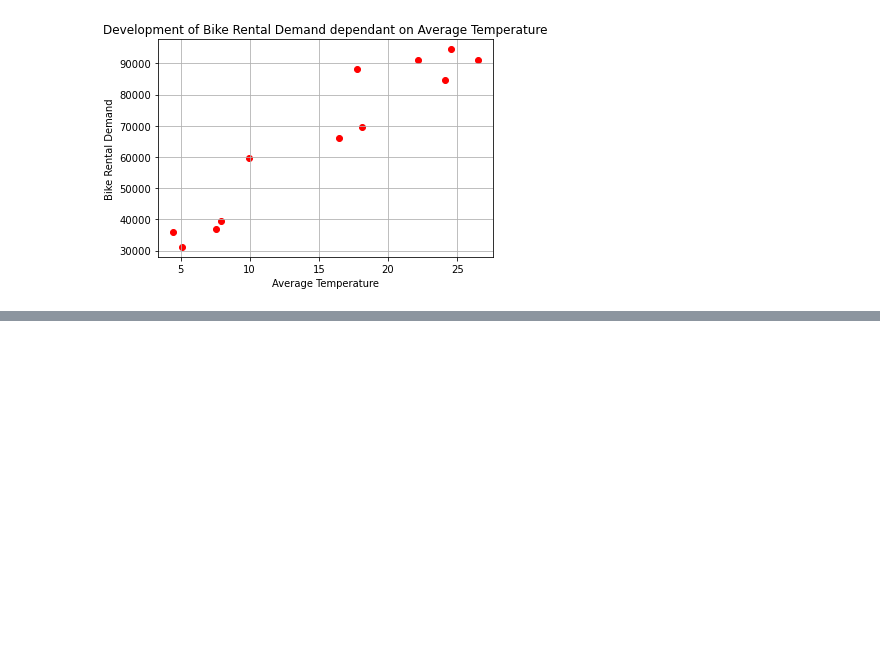
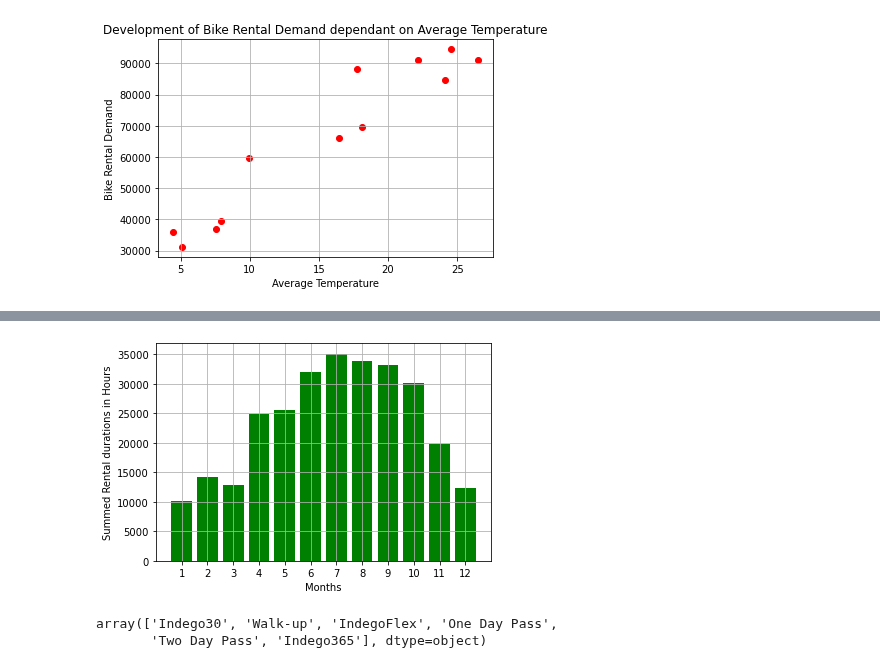
Before and after one commit to yassinehammou27/intentionally_blank, a Jupyter notebook: Results.ipynb, the cells around one changed output, grey strips where cells are left out. Saved outputs shown, nothing was run; the diff lists cells and outputs as text; code cells hidden in the pictures; blank space fills up the shorter version.

```diff
--- a/Results.ipynb
+++ b/Results.ipynb
@@ -340,0 +396,16 @@ Development of the tourist numbers according to the annual report:
+# %%
+plt.bar(df_duration_monthly["start_time_month"],
+       df_duration_monthly["duration_in_hours"],
+       color="green")
+plt.grid(True)
+plt.xticks(range(1,13,1))
+plt.xlabel("Months")
+plt.ylabel("Summed Rental durations in Hours")
+plt.show()
+# %% [output]
+[figure, added]
+# %%
+df.user_type.unique()
+# %% [output]
+array(['Indego30', 'Walk-up', 'IndegoFlex', 'One Day Pass',
+       'Two Day Pass', 'Indego365'], dtype=object)
```
Also changed, not shown: parts of 11 cells of this notebook.
